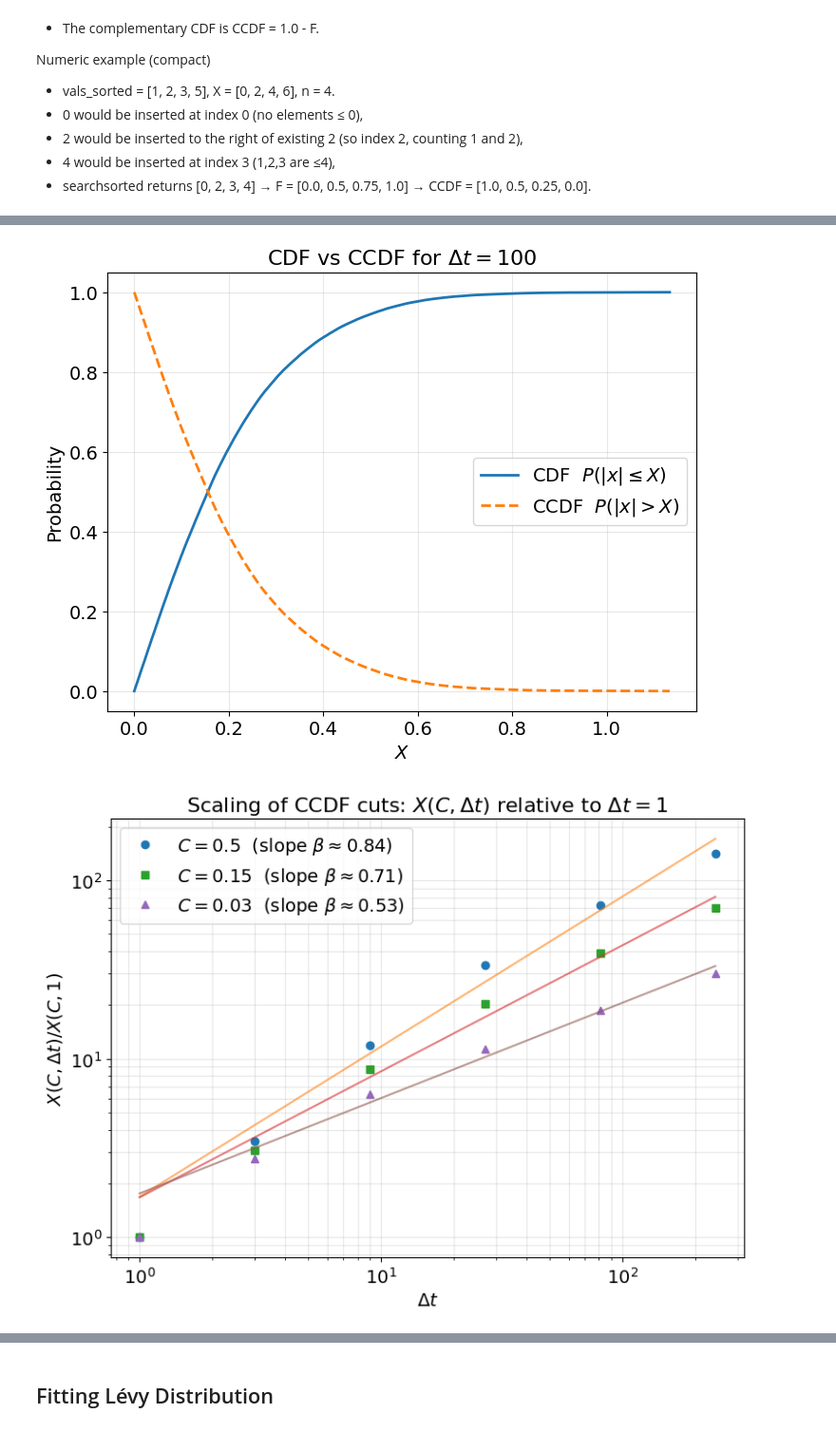
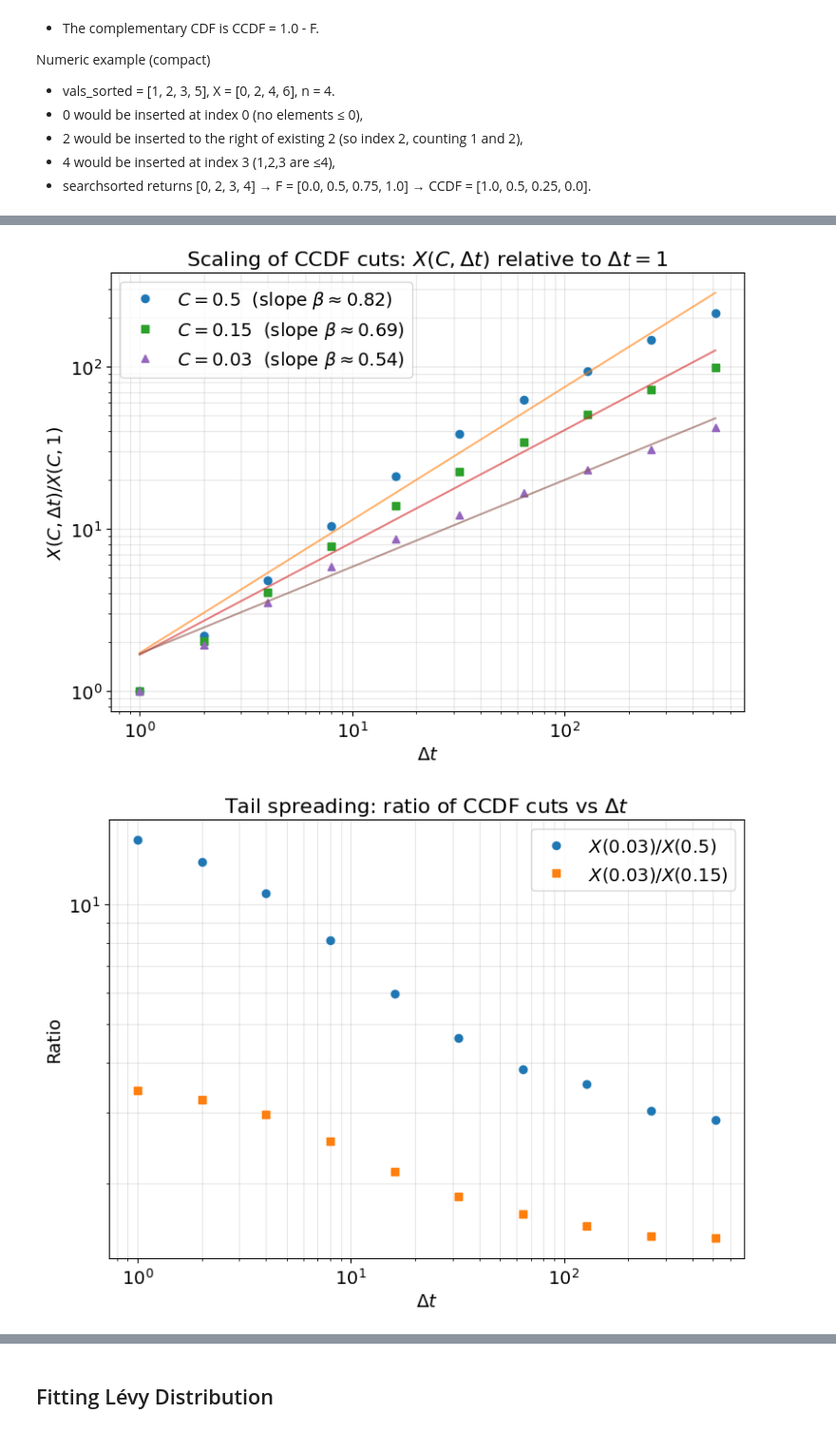
Before and after one commit to conorkirby/capstone, a Jupyter notebook: ProjectNotebooks/03_DisplacementDistributions.ipynb, the cells around one changed output, grey strips where cells are left out. Shown at 95% size. Saved outputs shown, nothing was run; the diff lists cells and outputs as text; code cells hidden in the pictures.

Commit message:
Tail scale analysis of CCDF cuts

```diff
--- a/ProjectNotebooks/03_DisplacementDistributions.ipynb
+++ b/ProjectNotebooks/03_DisplacementDistributions.ipynb
@@ -181,10 +181,10 @@ Standard deviation of changes: 0.014547
 
 # Displacement Analysis for Multiple dt Values
 #dt_values = [1, 10, 25, 50, 75, 125, 200, 300, 400, 500]
-dt_values = [1, 3, 9, 27, 81, 243]
+dt_values = [1, 2, 4, 8, 16, 32, 64, 128, 256, 512]
 # dt_values = [1, 2, 5, 10, 25, 50]
 
-fig, axs = plt.subplots(2, 3, figsize=(15, 10))
+fig, axs = plt.subplots(4, 3, figsize=(15, 10))
 axs = axs.ravel()
 plt.suptitle('Distribution of Bubble Displacements at Different Timesteps',
              fontsize=20, y=0.95)
@@ -393,7 +397,7 @@ for idx, dt in enumerate(dt_plot_order):
     F = np.searchsorted(vals_sorted, X, side='right') / n
     CCDF = 1.0 - F
 
-    plt.semilogy(
+    plt.plot(
         X, CCDF, marker=markers[idx % len(markers)],
         linestyle='none', ms=2, alpha=0.85,
         label=rf'$\Delta t = {dt}$'
@@ -418,6 +422,4 @@ plt.legend(title=r"Lag $\Delta t$")
 plt.tight_layout()
 # plt.savefig("/Users/conorkirby/Library/Mobile Documents/com~apple~CloudDocs/Coding/projects/python/capstone/Figures_Sample2/03_Figures/ccdf_displacement_components_2.png", dpi=300, bbox_inches='tight')
 plt.show()
-
-# do it with simpsons and trapeziodal rule too
 # %% [output]
@@ -425,42 +427,3 @@ plt.show()
-# %%
-# CCDF vs CDF for a chosen dt
-dt = 100   # any dt from the dt_values list
-
-all_dx, all_dy = [], []
-for bubble_id, g in df_corrected.groupby("id"):
-    g = g.sort_values("timestep").copy()
-    x, y = g["x"].to_numpy(), g["y"].to_numpy()
-    if len(x) <= dt:
-        continue
-    dx_dt = x[dt:] - x[:-dt]
-    dy_dt = y[dt:] - y[:-dt]
-    all_dx.extend(dx_dt)
-    all_dy.extend(dy_dt)
-
-# use radial displacements (can switch to component if preferred)
-# disp = np.sqrt(np.array(all_dx)**2 + np.array(all_dy)**2)
-disp = np.concatenate([all_dx, all_dy]) # use component displacements
-vals = np.abs(disp)
-vals_sorted = np.sort(vals)
-n = len(vals_sorted)
-
-# empirical CDF:  P(|x| ≤ X)
-F = np.arange(1, n + 1) / n
-# empirical CCDF: P(|x| > X)
-CCDF = 1.0 - F
-
-plt.figure(figsize=(8, 6))
-plt.plot(vals_sorted, F, label="CDF  $P(|x| \leq X)$", lw=2)
-plt.plot(vals_sorted, CCDF, label="CCDF  $P(|x| > X)$", lw=2, linestyle="--")
-
-plt.xlabel(r"$X$", fontsize=14)
-plt.ylabel("Probability", fontsize=14)
-plt.title(fr"CDF vs CCDF for $\Delta t = {dt}$", fontsize=16)
-plt.grid(alpha=0.3)
-plt.legend()
-plt.show()
-# %% [output]
-[figure, removed]
 # %%
 # === Horizontal cuts of CCDF and scaling plot ===
 
@@ -493,8 +456,11 @@ def get_abs_displacements(dt):
 dt_plot_order = sorted(dt_values)
 #assert dt_plot_order[0] == 1 or 1 in dt_plot_order, "Need Δt=1 in dt_values to form the ratio."
 
-# precompute |x| samples for each Δt once (can be large)
-abs_samples = {dt: get_abs_displacements(dt) for dt in dt_plot_order if len(get_abs_displacements(dt))}
+abs_samples = {}
+for dt in dt_plot_order:
+    v = get_abs_displacements(dt)
+    if len(v):
+        abs_samples[dt] = v
 
 # compute X(C, dt) for each level and dt
 X_C_dt = {C: {} for C in C_vals}
@@ -516,31 +482,52 @@ for i, C in enumerate(C_vals):
     if 1 not in X_C_dt[C]:
         raise ValueError("dt=1 missing; cannot normalize.")
     X1 = X_C_dt[C][1]
     ratio = Xs / X1
 
     # log–log fit
     # ratio ≈ A * dt^beta  => log(ratio) = log(A) + beta*log(dt)
     mask = dts != 1         # exclude dt==1;
     dts_fit = dts[mask]
     ratio_fit = ratio[mask]
 
     beta, logA = np.polyfit(np.log(dts_fit), np.log(ratio_fit), 1)[0], np.polyfit(np.log(dts_fit), np.log(ratio_fit), 1)[1]
     A = np.exp(logA)
     fit_curve = A * dts**beta
 
     plt.loglog(dts, ratio, marker=markers[i % len(markers)], linestyle='none',
                label=fr'$C={C}$  (slope $\beta\approx{beta:.2f}$)')
     plt.loglog(dts, fit_curve, linestyle='-', alpha=0.6)
 
 plt.xlabel(r'$\Delta t$', fontsize=14)
 plt.ylabel(r'$X(C,\Delta t)/X(C,1)$', fontsize=14)
 plt.title('Scaling of CCDF cuts: $X(C,\Delta t)$ relative to $\Delta t=1$', fontsize=16)
 plt.grid(alpha=0.3, which='both')
 plt.legend()
 plt.tight_layout()
 # plt.savefig("/Users/conorkirby/Library/Mobile Documents/com~apple~CloudDocs/Coding/projects/python/capstone/Figures_Sample2/03_Figures/ccdf_cut_scaling_2.png", dpi=300, bbox_inches='tight')
 plt.show()
 
+
 # try plotting log of data
+
+
+# === Ratio plot: tail spreading ===
+plt.figure(figsize=(8, 6))
+
+for i, pair in enumerate([(0.03, 0.50), (0.03, 0.15)]):
+    C_tail, C_mid = pair
+    dts = np.array(sorted(X_C_dt[C_tail].keys()))
+    ratio = np.array([X_C_dt[C_tail][dt] / X_C_dt[C_mid][dt] for dt in dts])
+    plt.loglog(dts, ratio, marker=markers[i % len(markers)], linestyle='none',
+               label=fr'$X({C_tail})/X({C_mid})$')
+
+plt.xlabel(r'$\Delta t$', fontsize=14)
+plt.ylabel('Ratio', fontsize=14)
+plt.title('Tail spreading: ratio of CCDF cuts vs $\\Delta t$', fontsize=16)
+plt.grid(alpha=0.3, which='both')
+plt.legend()
+plt.tight_layout()
+plt.show()
 # %% [output]
-[figure, old version]
+[figure, new version]
+[figure, added]
```
Also changed, not shown: parts of 10 cells of this notebook, 1 other file.
